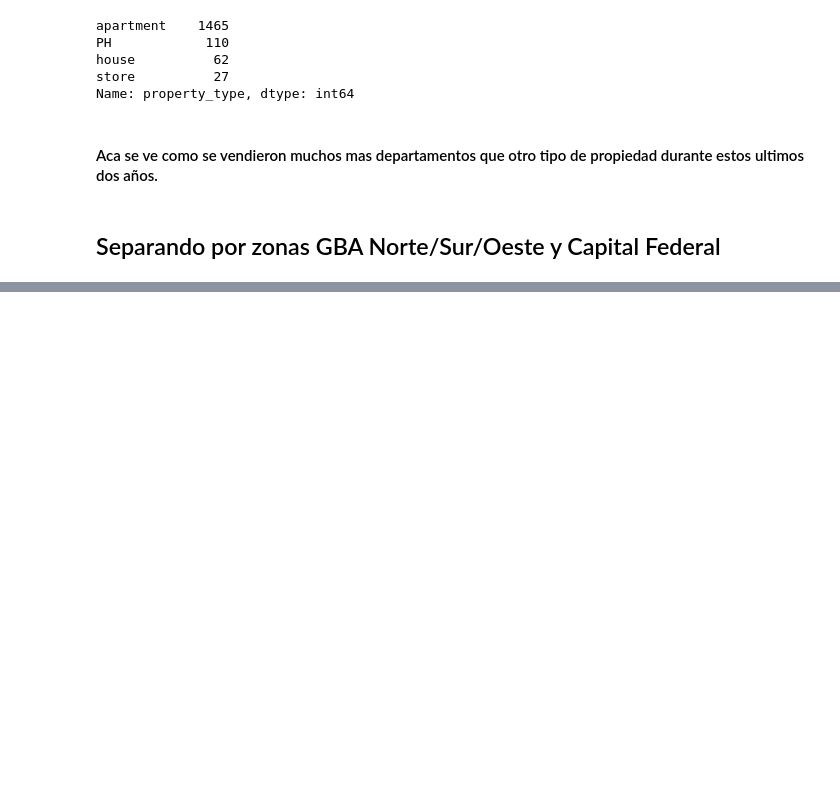
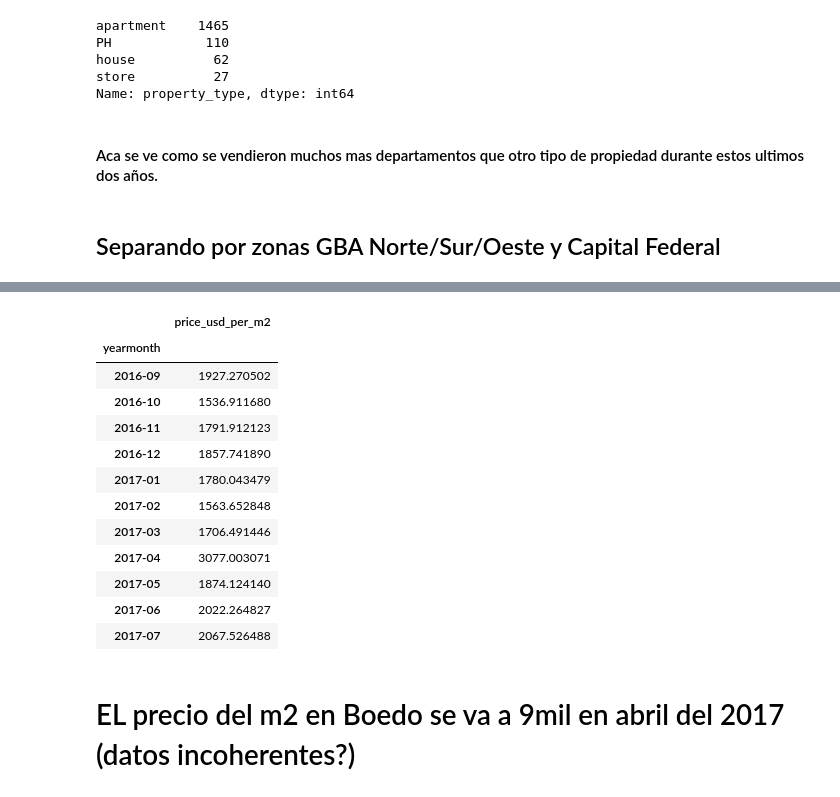
Before and after one commit to Belovic94/TP1-Analisis-Exploratorio, a Jupyter notebook: Analisis Subte y mas.ipynb, the cells around one changed output, grey strips where cells are left out. Cells and saved outputs as stored; diff of their text form; code cells hidden in the pictures; blank space fills up the shorter version.

```diff
--- a/Analisis Subte y mas.ipynb
+++ b/Analisis Subte y mas.ipynb
@@ -235,0 +332,28 @@ TypeError: unsupported operand type(s) for -: 'tuple' and 'float'
+# %%
+#Se ve un gran crecimiento del precio del metro cuadrado de 2016 a 2017. Veamos estos valores a lo largo de los meses
+boedoEnMeses = dataCapGbaSupmayor5.dropna(subset=['created_on', 'place_name'])
+boedoEnMeses = boedoEnMeses.loc[boedoEnMeses.place_name.str.contains("Boedo"), ["created_on", "price_usd_per_m2", "lat", "lon", "description"]]
+boedoEnMeses.loc[:, "yearmonth"] = boedoEnMeses.apply(lambda x: x["created_on"].partition("-")[0] + "-" + (x["created_on"].partition("-")[2]).partition("-")[0], axis = 1)
+boedoEnMeses = boedoEnMeses.loc[boedoEnMeses['yearmonth'] > '2016-08', :]
+boedoEnMeses = boedoEnMeses.loc[boedoEnMeses['yearmonth'] < '2017-08', :]
+boedoEnMesesGrouped = boedoEnMeses.loc[:, ["yearmonth", "price_usd_per_m2"]].groupby('yearmonth').agg(np.mean)
+boedoEnMesesGrouped
+#grafBoedo = boedoEnMesesGrouped['price_usd_per_m2'].plot(kind='line', color='c', title='Precio promedio mensual del m2 en Boedo')
+#grafBoedo.set_xlabel("Periodo")
+#grafBoedo.set_ylabel("Precio promedio m2")
+# %% [output]
+|  | price_usd_per_m2 |
+| yearmonth |  |
+| 2016-09 | 1927.270502 |
+| 2016-10 | 1536.911680 |
+| 2016-11 | 1791.912123 |
+| 2016-12 | 1857.741890 |
+| 2017-01 | 1780.043479 |
+| 2017-02 | 1563.652848 |
+| 2017-03 | 1706.491446 |
+| 2017-04 | 3077.003071 |
+| 2017-05 | 1874.124140 |
+| 2017-06 | 2022.264827 |
+| 2017-07 | 2067.526488 |
+# %% [markdown]
+# EL precio del m2 en Boedo se va a 9mil en abril del 2017 (datos incoherentes?)
```
Also changed, not shown: parts of 12 cells of this notebook.
